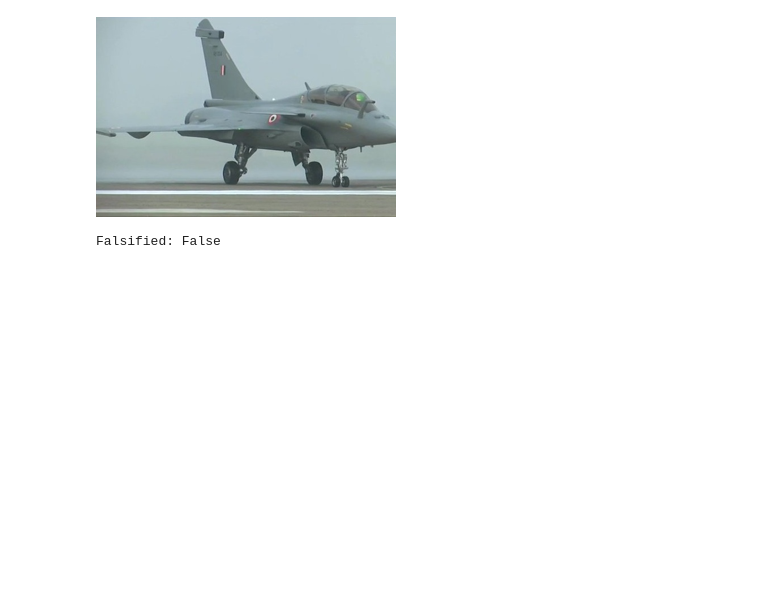
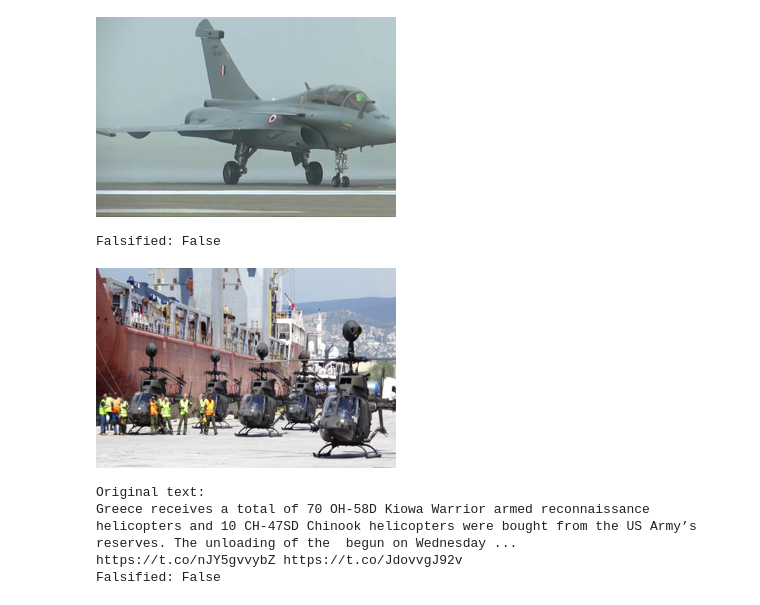
Before and after one commit to gymbeijing/ooc-detection-2, a Jupyter notebook: notebook/display_caption.ipynb, the cells around one changed output. Saved outputs shown, nothing was run; the diff lists cells and outputs as text; code cells hidden in the pictures; blank space fills up the shorter version.

```diff
--- a/notebook/display_caption.ipynb
+++ b/notebook/display_caption.ipynb
@@ -84,3 +66,20 @@ The Rafale fighter jet would be taking part in the Air Force Day parade for the
 Input image:
 [figure]
 Falsified: False
+# %%
+item = val_df.iloc[19247]
+text = item['full_text']  # original caption
+
+img_filename = item['filename']
+image_path = os.path.join(val_img_dir, img_filename)
+
+raw_image = Image.open(image_path).convert('RGB')
+display(raw_image.resize((300, 200)))
+print(f"Original text:\n{text}")
+print(f"Falsified: {item['falsified']}")
+# %% [output]
+[figure, added]
+Original text:
+Greece receives a total of 70 OH-58D Kiowa Warrior armed reconnaissance helicopters and 10 CH-47SD Chinook helicopters were bought from the US Army’s reserves. The unloading of the  begun on Wednesday ...
+https://t.co/nJY5gvvybZ https://t.co/JdovvgJ92v
+Falsified: False
```
Also changed, not shown: parts of 1 cell of this notebook, 3 other files.
